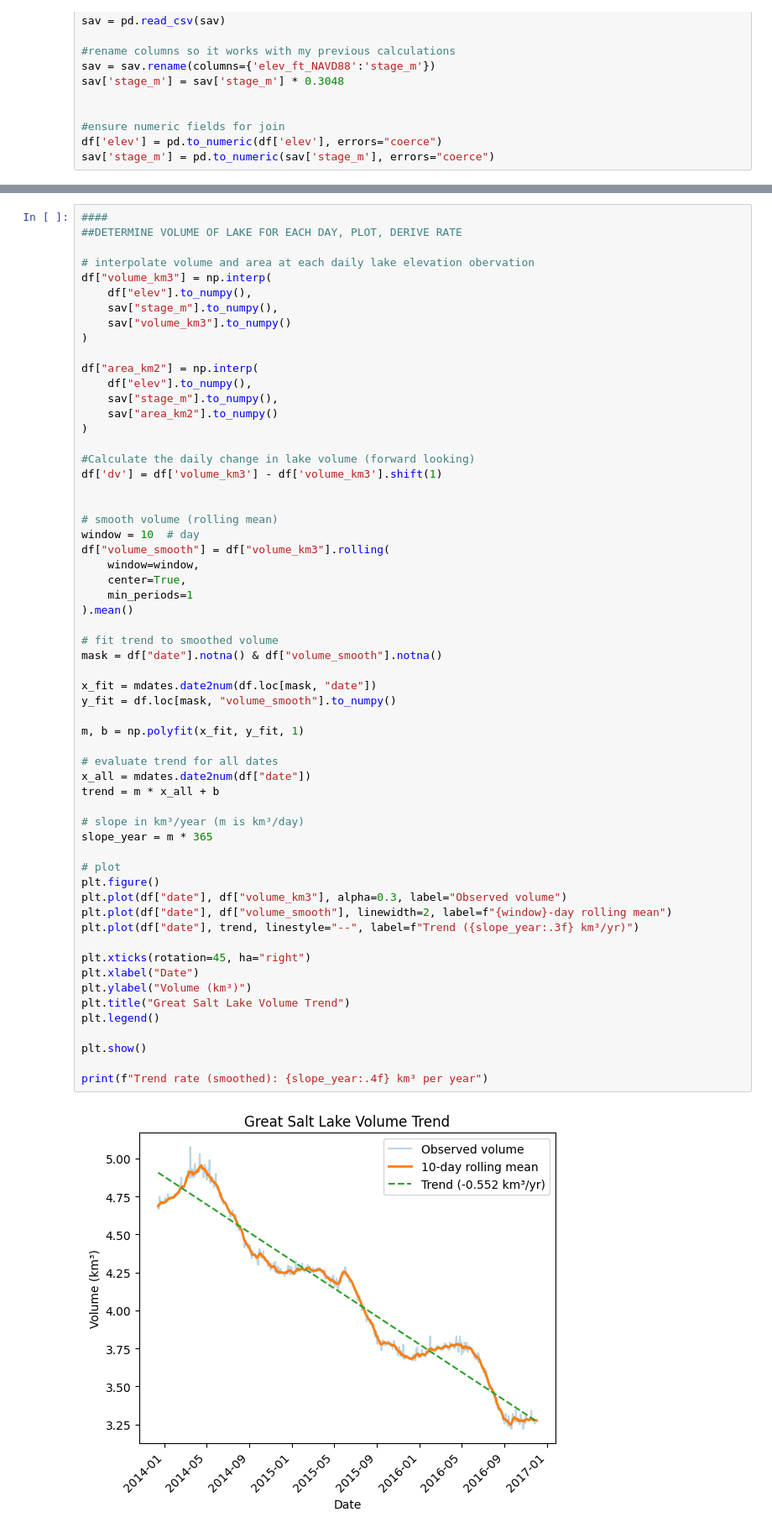
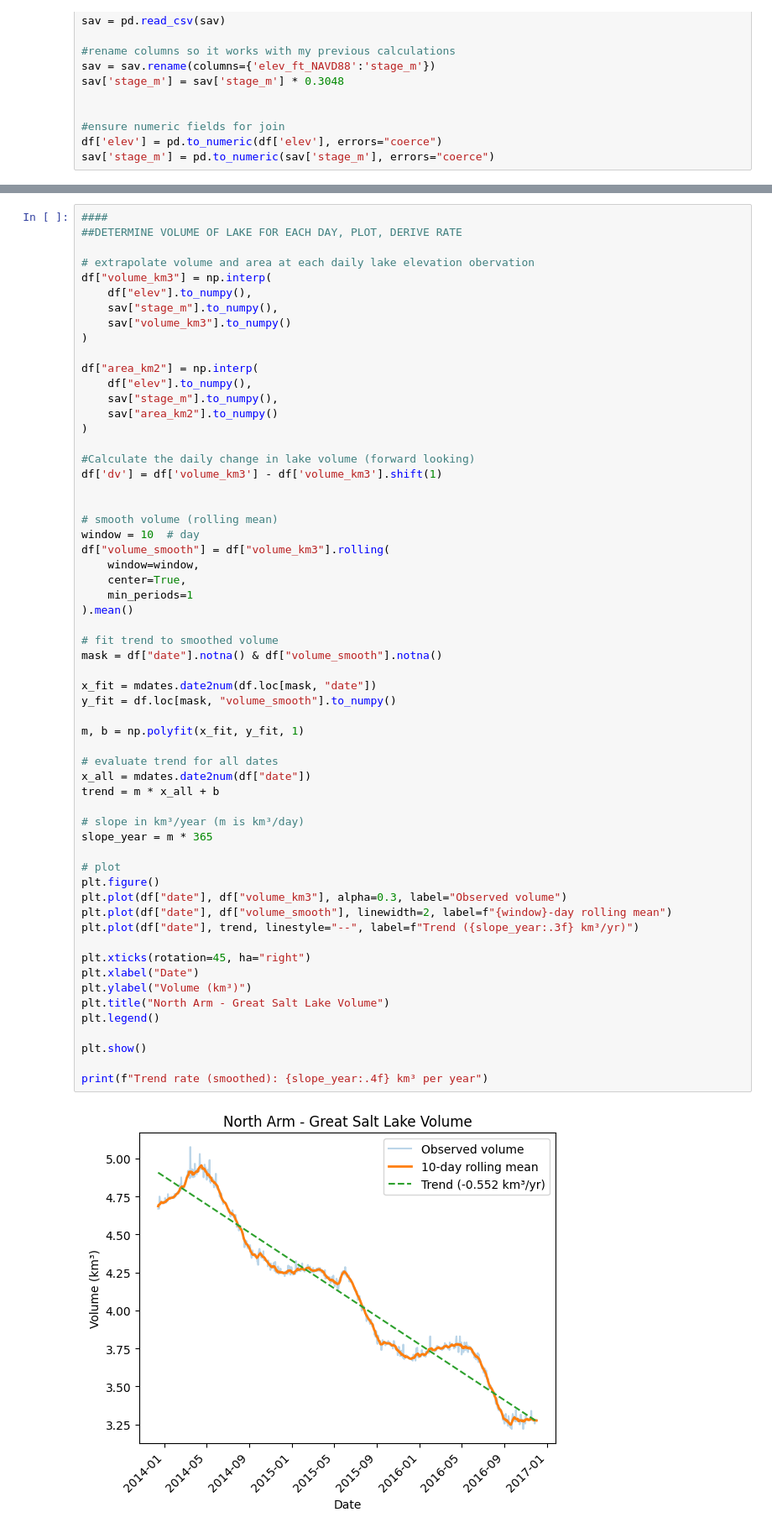
Before and after one commit to cjlinville/NorthArmGSL, a Jupyter notebook: ColtonCalcs_USGS.ipynb, the cells around one changed output, grey strips where cells are left out. Shown at 84% size. Drawn from its saved outputs; the diff is of its cells as text.

Commit message:
Changed wording and added another graph

```diff
--- a/ColtonCalcs_USGS.ipynb
+++ b/ColtonCalcs_USGS.ipynb
@@ -129,7 +129,7 @@ plt.show()
 ####
 ##DETERMINE VOLUME OF LAKE FOR EACH DAY, PLOT, DERIVE RATE
 
-# interpolate volume and area at each daily lake elevation obervation
+# extrapolate volume and area at each daily lake elevation obervation
 df["volume_km3"] = np.interp(
     df["elev"].to_numpy(),
     sav["stage_m"].to_numpy(),
@@ -157,35 +157,35 @@ df["volume_smooth"] = df["volume_km3"].rolling(
 # fit trend to smoothed volume
 mask = df["date"].notna() & df["volume_smooth"].notna()
 
 x_fit = mdates.date2num(df.loc[mask, "date"])
 y_fit = df.loc[mask, "volume_smooth"].to_numpy()
 
 m, b = np.polyfit(x_fit, y_fit, 1)
 
 # evaluate trend for all dates
 x_all = mdates.date2num(df["date"])
 trend = m * x_all + b
 
 # slope in km³/year (m is km³/day)
 slope_year = m * 365
 
 # plot
 plt.figure()
 plt.plot(df["date"], df["volume_km3"], alpha=0.3, label="Observed volume")
 plt.plot(df["date"], df["volume_smooth"], linewidth=2, label=f"{window}-day rolling mean")
 plt.plot(df["date"], trend, linestyle="--", label=f"Trend ({slope_year:.3f} km³/yr)")
 
 plt.xticks(rotation=45, ha="right")
 plt.xlabel("Date")
 plt.ylabel("Volume (km³)")
-plt.title("Great Salt Lake Volume Trend")
+plt.title("North Arm - Great Salt Lake Volume")
 plt.legend()
 
 plt.show()
 
 print(f"Trend rate (smoothed): {slope_year:.4f} km³ per year")
 # %% [output]
-[figure, old version]
+[figure, new version]
 Trend rate (smoothed): -0.5519 km³ per year
 # %%
 ####
```
Also changed, not shown: parts of 3 cells of this notebook, 3 other files.
